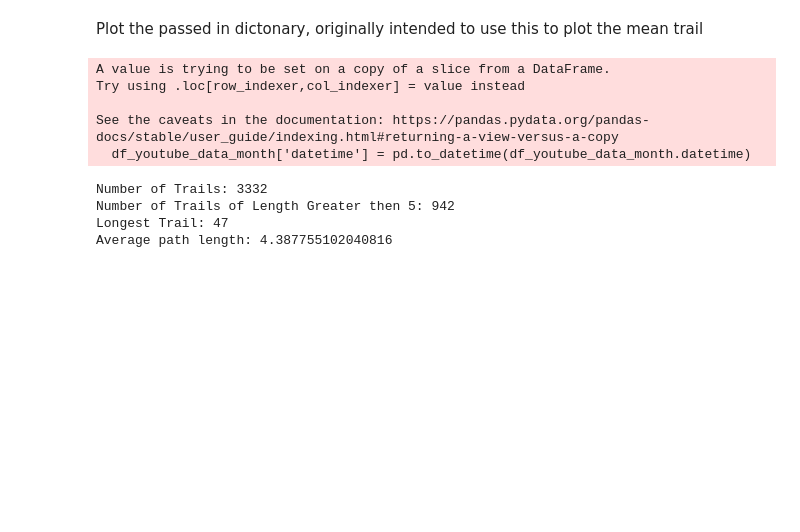
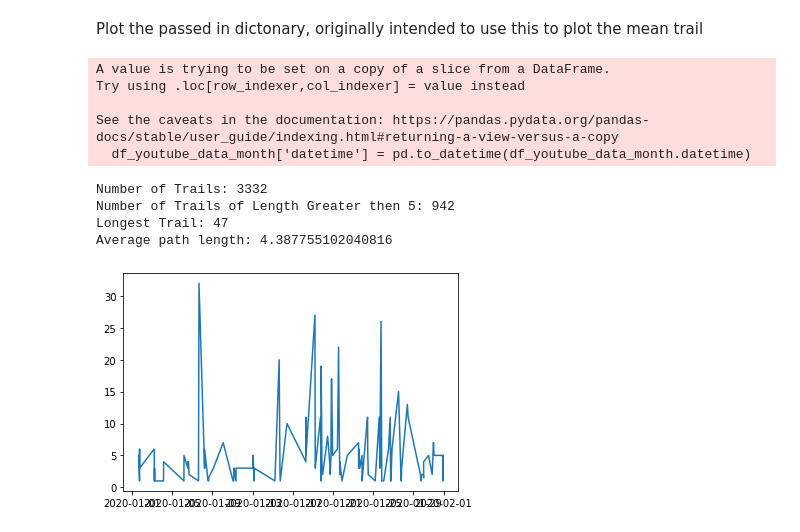
Before and after one commit to azaman13/covid19, a Jupyter notebook: mike-work-space/pathSearch.ipynb, the cells around one changed output. Saved outputs shown, nothing was run; the diff lists cells and outputs as text; code cells hidden in the pictures; blank space fills up the shorter version.

Commit message:
Graphs added to monthly breakdowns

```diff
--- a/mike-work-space/pathSearch.ipynb
+++ b/mike-work-space/pathSearch.ipynb
@@ -69,7 +69,7 @@ def create_month_report(trailsList):
 # %% [markdown]
 Generate a dictonary which contains the mean trail distance for that date
 # %%
-def generate_trail_means():
+def generate_trail_means(trails):
     trailsByDate = {}
     meanByDate = {}
     for trail in trails:
@@ -94,19 +94,22 @@ def plot_dic(dic):
 # %%
 jan_total_trails = []
 for f in files:
     user_df = create_user_df(f)
     jan_df = retrun_month_df(user_df,1)
     jan_trails = create_trail_list(jan_df)
     jan_total_trails += jan_trails
 create_month_report(jan_total_trails)
+meanByDate = generate_trail_means(jan_trails)
+plot_dic(meanByDate)
 # %% [output]
 A value is trying to be set on a copy of a slice from a DataFrame.
 Try using .loc[row_indexer,col_indexer] = value instead
 
 See the caveats in the documentation: https://pandas.pydata.org/pandas-docs/stable/user_guide/indexing.html#returning-a-view-versus-a-copy
   df_youtube_data_month['datetime'] = pd.to_datetime(df_youtube_data_month.datetime)
 Number of Trails: 3332
 Number of Trails of Length Greater then 5: 942
 Longest Trail: 47
 Average path length: 4.387755102040816
+[figure, added]
 # %%
```
Also changed, not shown: parts of 2 cells of this notebook, 2 other files.
